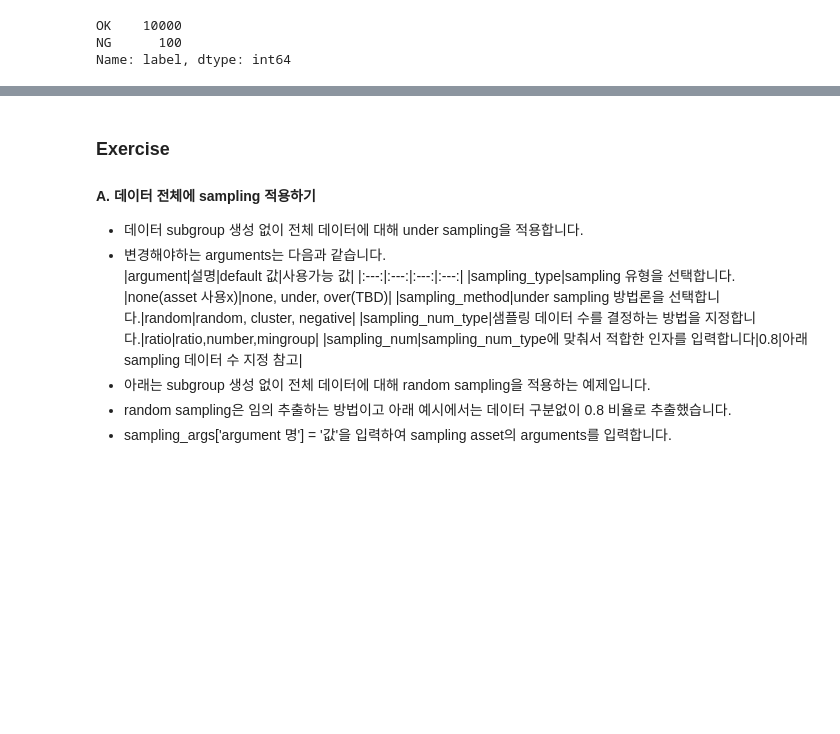
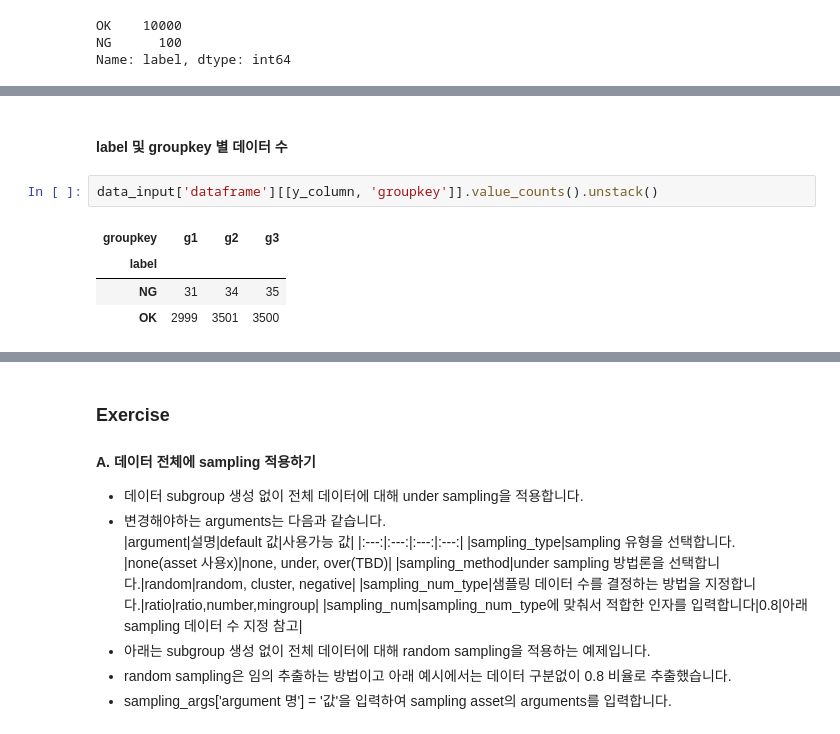
Before and after one commit to mellerikat-aicontents/Tabular-Classification-Regression, a Jupyter notebook: TCR_guide_sampling.ipynb, the cells around one changed output, grey strips where cells are left out. Saved outputs shown, nothing was run; the diff lists cells and outputs as text; blank space fills up the shorter version.

```diff
--- a/TCR_guide_sampling.ipynb
+++ b/TCR_guide_sampling.ipynb
@@ -86,3 +96,12 @@ Name: label, dtype: int64
+# %% [markdown]
+#### label 및 groupkey 별 데이터 수
+# %%
+data_input['dataframe'][[y_column, 'groupkey']].value_counts().unstack()
+# %% [output]
+| groupkey | g1 | g2 | g3 |
+| label |  |  |  |
+| NG | 31 | 34 | 35 |
+| OK | 2999 | 3501 | 3500 |
 # %% [markdown]
 ### Sampling asset 사용법
 - sampling asset은 data imbalance를 해결하기 위한 under sampling과 over sampling(TBD) 방법론을 제공합니다.
```
Also changed, not shown: parts of 36 cells of this notebook.
